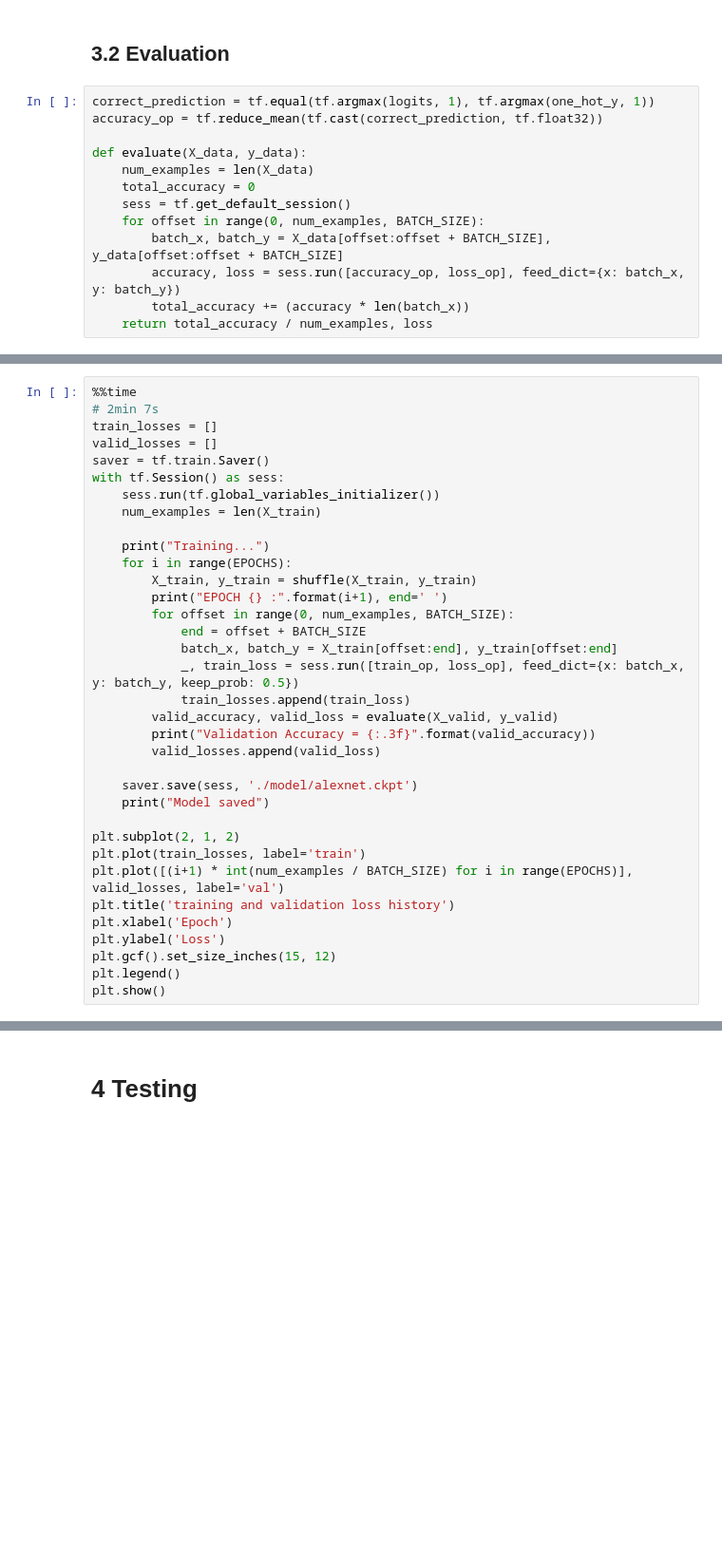
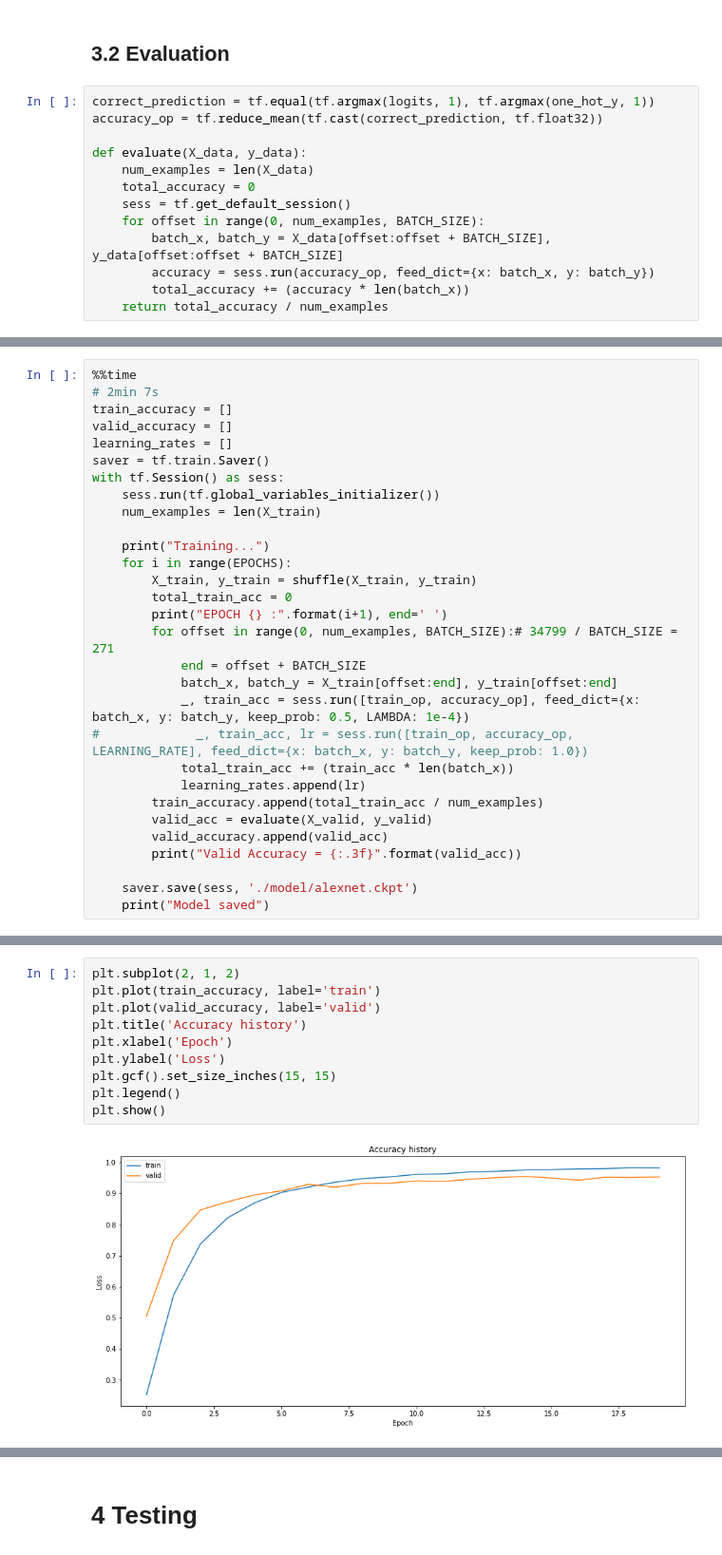
Before and after one commit to liferlisiqi/Traffic-Sign-Classifier, a Jupyter notebook: AlexNet.ipynb, the cells around one changed output, grey strips where cells are left out. Shown at 95% size. Saved outputs shown, nothing was run; the diff lists cells and outputs as text; blank space fills up the shorter version.

```diff
--- a/AlexNet.ipynb
+++ b/AlexNet.ipynb
@@ -166,8 +180,8 @@ def evaluate(X_data, y_data):
     sess = tf.get_default_session()
     for offset in range(0, num_examples, BATCH_SIZE):
         batch_x, batch_y = X_data[offset:offset + BATCH_SIZE], y_data[offset:offset + BATCH_SIZE]
-        accuracy, loss = sess.run([accuracy_op, loss_op], feed_dict={x: batch_x, y: batch_y})
+        accuracy = sess.run(accuracy_op, feed_dict={x: batch_x, y: batch_y})
         total_accuracy += (accuracy * len(batch_x))
-    return total_accuracy / num_examples, loss
+    return total_accuracy / num_examples
 # %% [markdown]
 ## 3.3 Train the Model
@@ -175,8 +190,9 @@ A validation set can be used to assess how well the model is performing. A low a
 # %%
 %%time
 # 2min 7s
-train_losses = []
-valid_losses = []
+train_accuracy = []
+valid_accuracy = []
+learning_rates = []
 saver = tf.train.Saver()
 with tf.Session() as sess:
     sess.run(tf.global_variables_initializer())
@@ -185,27 +201,21 @@ with tf.Session() as sess:
     print("Training...")
     for i in range(EPOCHS):
         X_train, y_train = shuffle(X_train, y_train)
+        total_train_acc = 0
         print("EPOCH {} :".format(i+1), end=' ')
-        for offset in range(0, num_examples, BATCH_SIZE):
+        for offset in range(0, num_examples, BATCH_SIZE):# 34799 / BATCH_SIZE = 271
             end = offset + BATCH_SIZE
             batch_x, batch_y = X_train[offset:end], y_train[offset:end]
-            _, train_loss = sess.run([train_op, loss_op], feed_dict={x: batch_x, y: batch_y, keep_prob: 0.5})
-            train_losses.append(train_loss)
-        valid_accuracy, valid_loss = evaluate(X_valid, y_valid)
-        print("Validation Accuracy = {:.3f}".format(valid_accuracy))
-        valid_losses.append(valid_loss)
+            _, train_acc = sess.run([train_op, accuracy_op], feed_dict={x: batch_x, y: batch_y, keep_prob: 0.5, LAMBDA: 1e-4})
+#             _, train_acc, lr = sess.run([train_op, accuracy_op, LEARNING_RATE], feed_dict={x: batch_x, y: batch_y, keep_prob: 1.0})
+            total_train_acc += (train_acc * len(batch_x))
+            learning_rates.append(lr)
+        train_accuracy.append(total_train_acc / num_examples)
+        valid_acc = evaluate(X_valid, y_valid)
+        valid_accuracy.append(valid_acc)
+        print("Valid Accuracy = {:.3f}".format(valid_acc))
 
     saver.save(sess, './model/alexnet.ckpt')
     print("Model saved")
-
-plt.subplot(2, 1, 2)
-plt.plot(train_losses, label='train')
-plt.plot([(i+1) * int(num_examples / BATCH_SIZE) for i in range(EPOCHS)], valid_losses, label='val')
-plt.title('training and validation loss history')
-plt.xlabel('Epoch')
-plt.ylabel('Loss')
-plt.gcf().set_size_inches(15, 12)
-plt.legend()
-plt.show()
 # %% [output]
 Training...
@@ -230,0 +240,12 @@ Wall time: 2min 21s
+# %%
+plt.subplot(2, 1, 2)
+plt.plot(train_accuracy, label='train')
+plt.plot(valid_accuracy, label='valid')
+plt.title('Accuracy history')
+plt.xlabel('Epoch')
+plt.ylabel('Loss')
+plt.gcf().set_size_inches(15, 15)
+plt.legend()
+plt.show()
+# %% [output]
+[figure, added]
```
Also changed, not shown: parts of 10 cells of this notebook, 1 other file.
